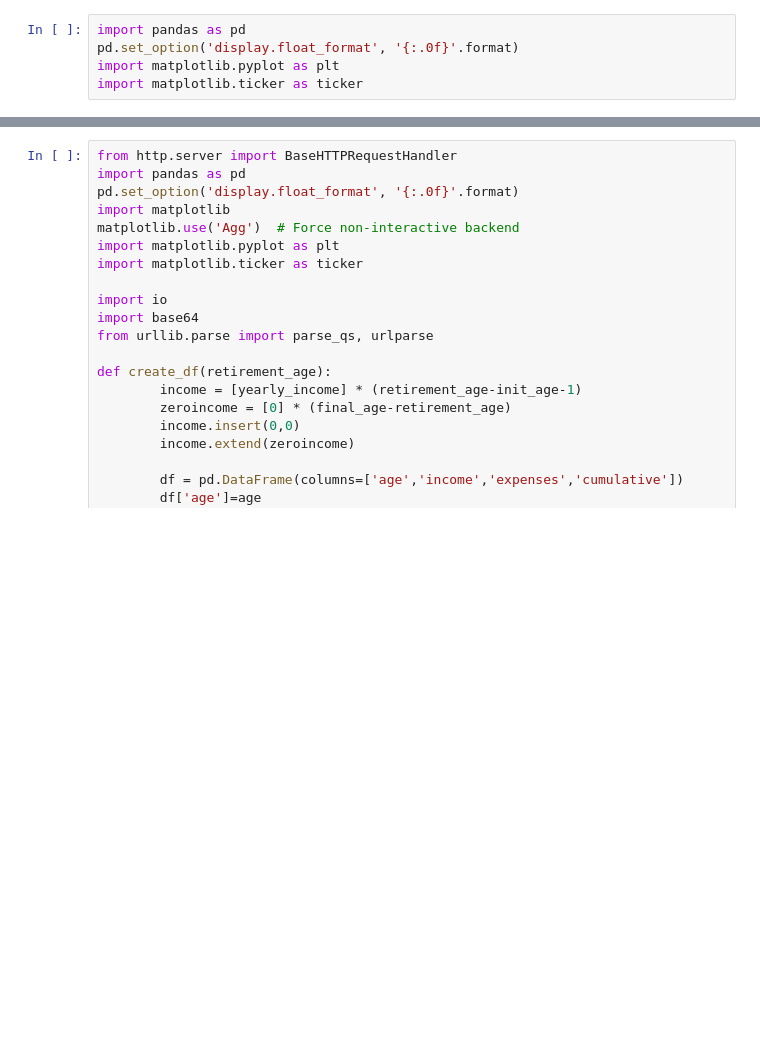
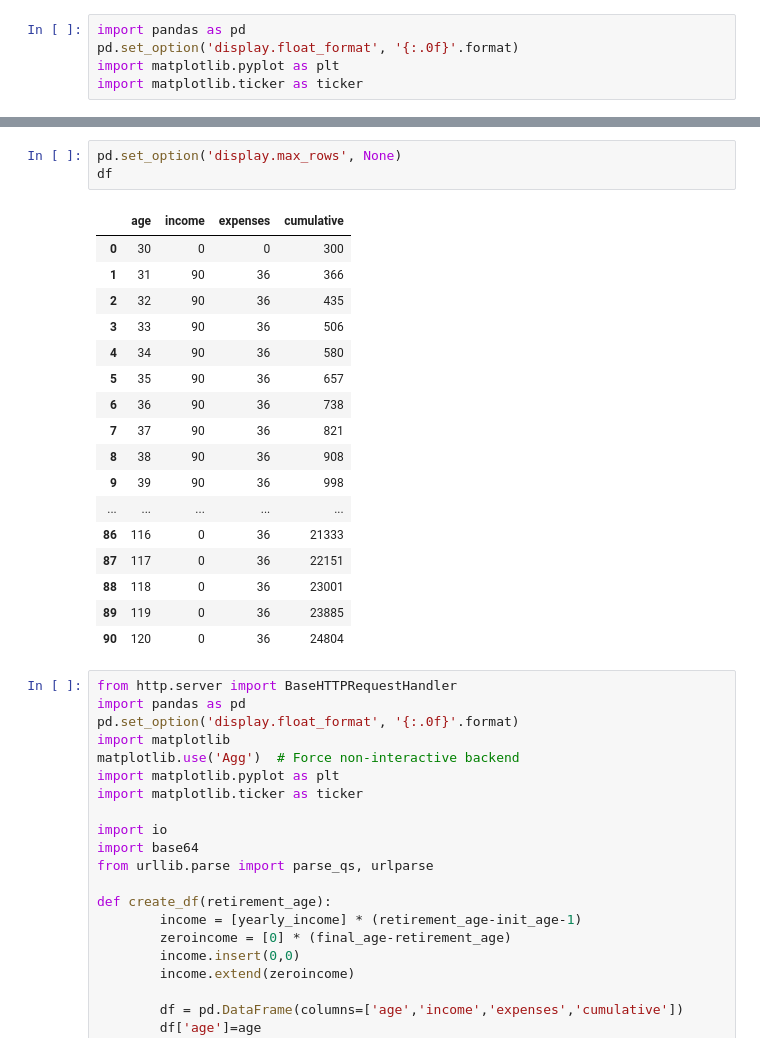
Before and after one commit to RaphaelTeo/Retirement-Calculator, a Jupyter notebook: scratch.ipynb, the cells around one changed output, grey strips where cells are left out. Drawn from its saved outputs; the diff is of its cells as text; blank space fills up the shorter version.

```diff
--- a/scratch.ipynb
+++ b/scratch.ipynb
@@ -63,3 +64,24 @@ plt.show()
+# %%
+pd.set_option('display.max_rows', None)
+df
+# %% [output]
+|  | age | income | expenses | cumulative |
+| 0 | 30 | 0 | 0 | 300 |
+| 1 | 31 | 90 | 36 | 366 |
+| 2 | 32 | 90 | 36 | 435 |
+| 3 | 33 | 90 | 36 | 506 |
+| 4 | 34 | 90 | 36 | 580 |
+| 5 | 35 | 90 | 36 | 657 |
+| 6 | 36 | 90 | 36 | 738 |
+| 7 | 37 | 90 | 36 | 821 |
+| 8 | 38 | 90 | 36 | 908 |
+| 9 | 39 | 90 | 36 | 998 |
+| ... | ... | ... | ... | ... |
+| 86 | 116 | 0 | 36 | 21333 |
+| 87 | 117 | 0 | 36 | 22151 |
+| 88 | 118 | 0 | 36 | 23001 |
+| 89 | 119 | 0 | 36 | 23885 |
+| 90 | 120 | 0 | 36 | 24804 |
 # %%
 from http.server import BaseHTTPRequestHandler
 import pandas as pd
```
Also changed, not shown: parts of 10 cells of this notebook, 12 other files.
